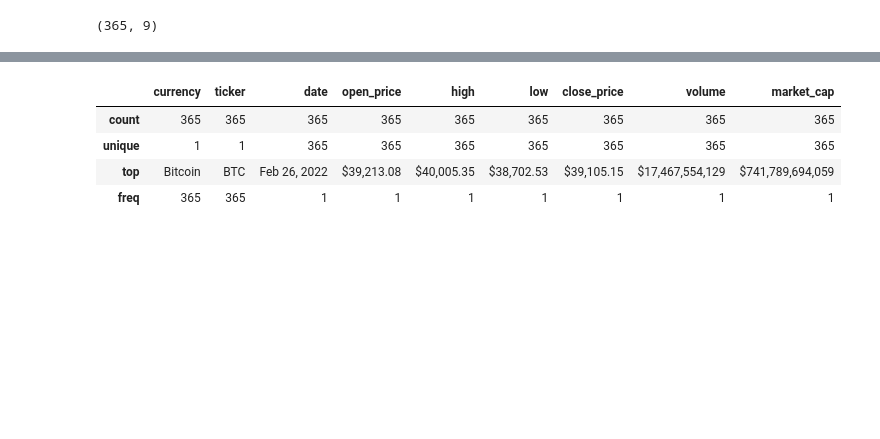
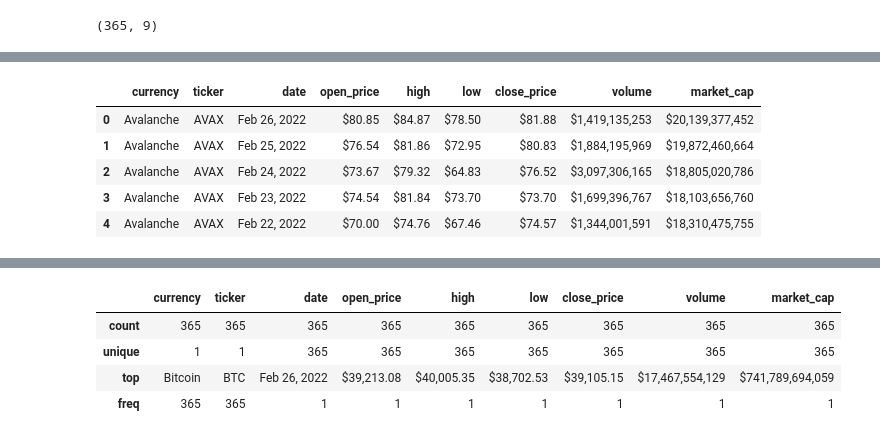
Before and after one commit to psychoautic/Crypto-prices-EDA, a Jupyter notebook: EDA.ipynb, the cells around one changed output, grey strips where cells are left out. Cells and saved outputs as stored; diff of their text form; code cells hidden in the pictures; blank space fills up the shorter version.

```diff
--- a/EDA.ipynb
+++ b/EDA.ipynb
@@ -16,0 +137,10 @@ ftr
+# %%
+ftr = AVL.head()
+ftr
+# %% [output]
+|  | currency | ticker | date | open_price | high | low | close_price | volume | market_cap |
+| 0 | Avalanche | AVAX | Feb 26, 2022 | $80.85 | $84.87 | $78.50 | $81.88 | $1,419,135,253 | $20,139,377,452 |
+| 1 | Avalanche | AVAX | Feb 25, 2022 | $76.54 | $81.86 | $72.95 | $80.83 | $1,884,195,969 | $19,872,460,664 |
+| 2 | Avalanche | AVAX | Feb 24, 2022 | $73.67 | $79.32 | $64.83 | $76.52 | $3,097,306,165 | $18,805,020,786 |
+| 3 | Avalanche | AVAX | Feb 23, 2022 | $74.54 | $81.84 | $73.70 | $73.70 | $1,699,396,767 | $18,103,656,760 |
+| 4 | Avalanche | AVAX | Feb 22, 2022 | $70.00 | $74.76 | $67.46 | $74.57 | $1,344,001,591 | $18,310,475,755 |
```
Also changed, not shown: parts of 77 cells of this notebook, 2 other files.
